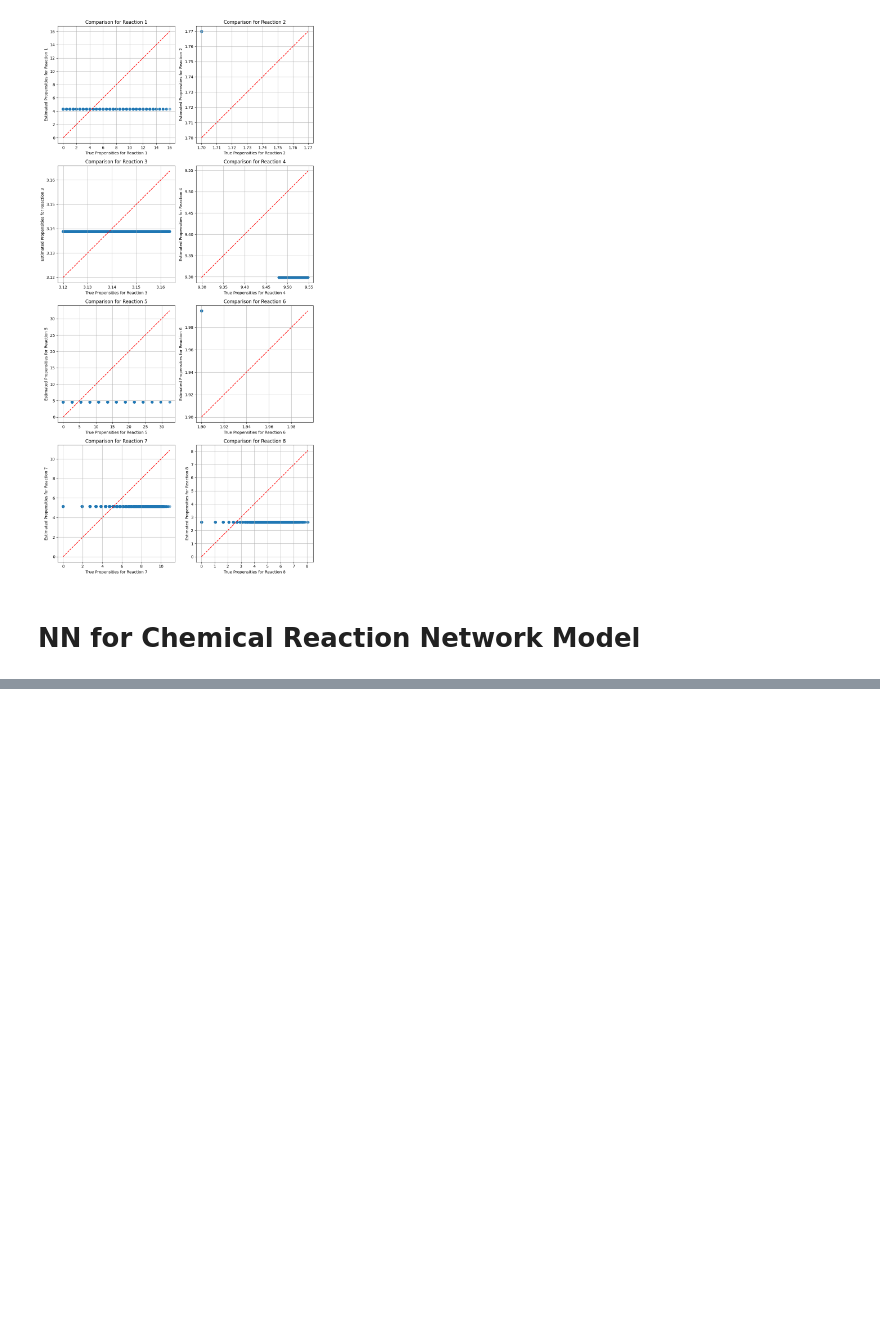
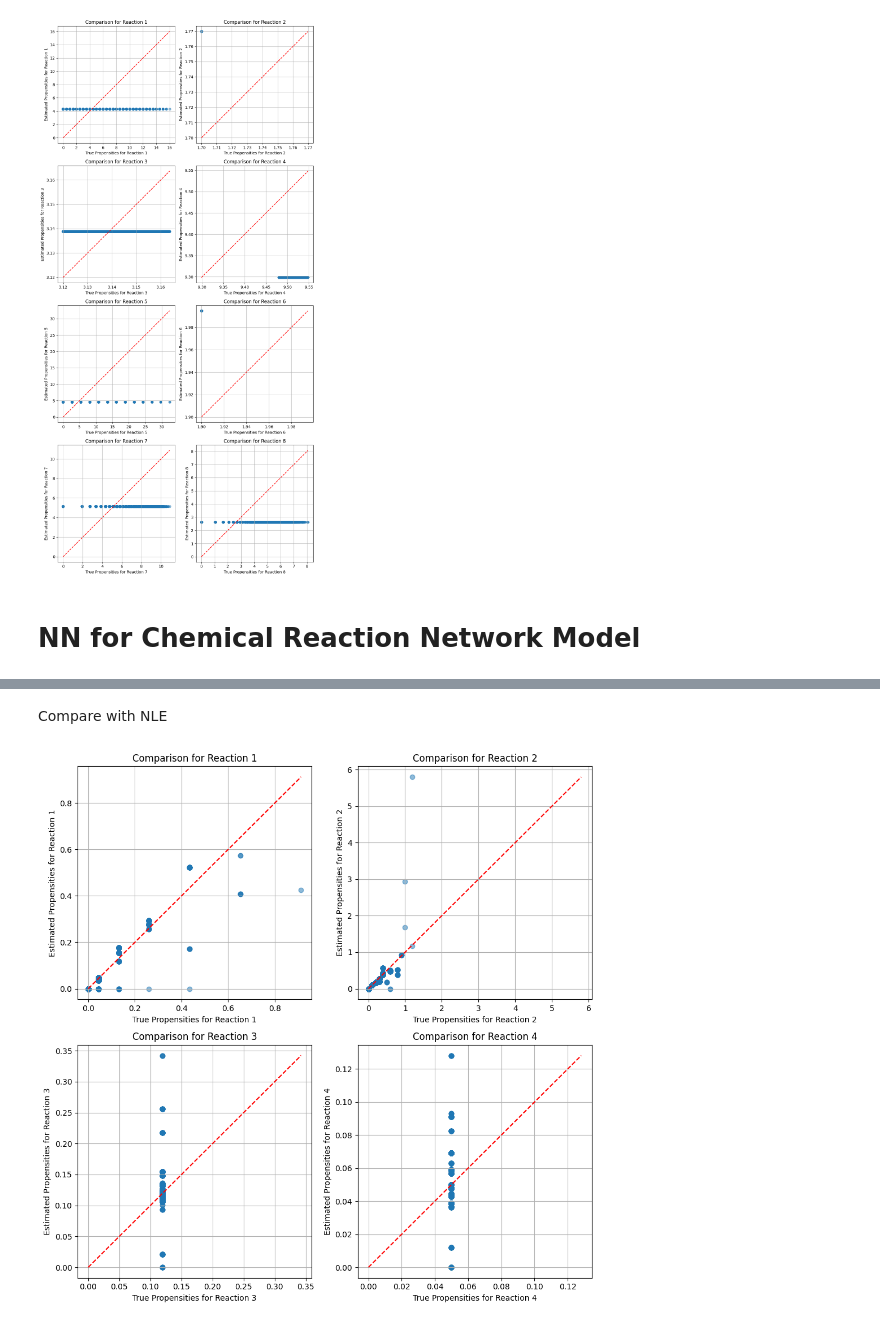
Before and after one commit to Mijan/NN-CTMC, a Jupyter notebook: Jupyter_notebooks/NN.ipynb, the cells around one changed output, grey strips where cells are left out. Drawn from its saved outputs; the diff is of its cells as text; code cells hidden in the pictures; blank space fills up the shorter version.

```diff
--- a/Jupyter_notebooks/NN.ipynb
+++ b/Jupyter_notebooks/NN.ipynb
@@ -255,0 +166,9 @@ Mean Squared Error between NN predictions and expected propensities: 0.000505960
+# %% [markdown]
+Compare with NLE
+# %%
+estimator = MLEstimator(model_crn, y, t)
+mle_matrix = estimator.computeMLETransitionMatrix()
+fig = estimator.plotMLEstimates(mle_matrix)
+fig.show()
+# %% [output]
+[figure, added]
```
Also changed, not shown: parts of 12 cells of this notebook, 1 other file.
